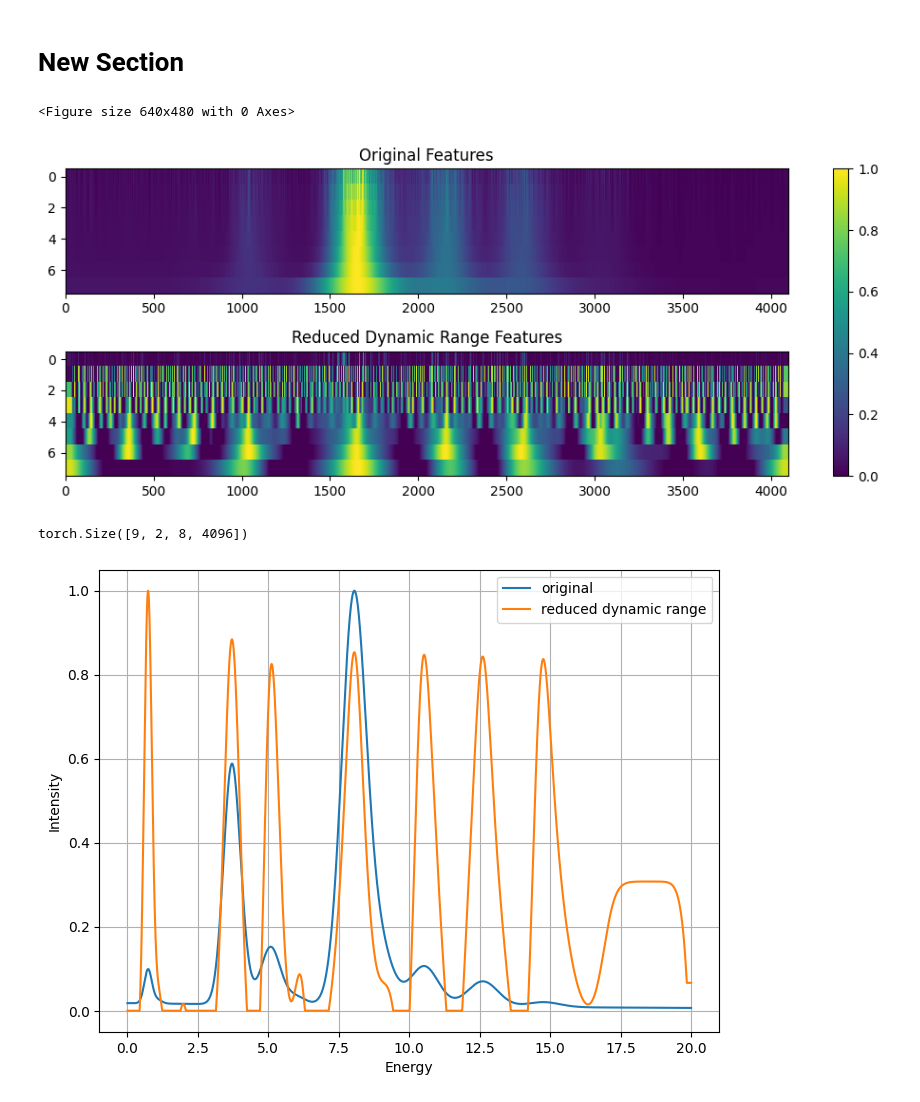
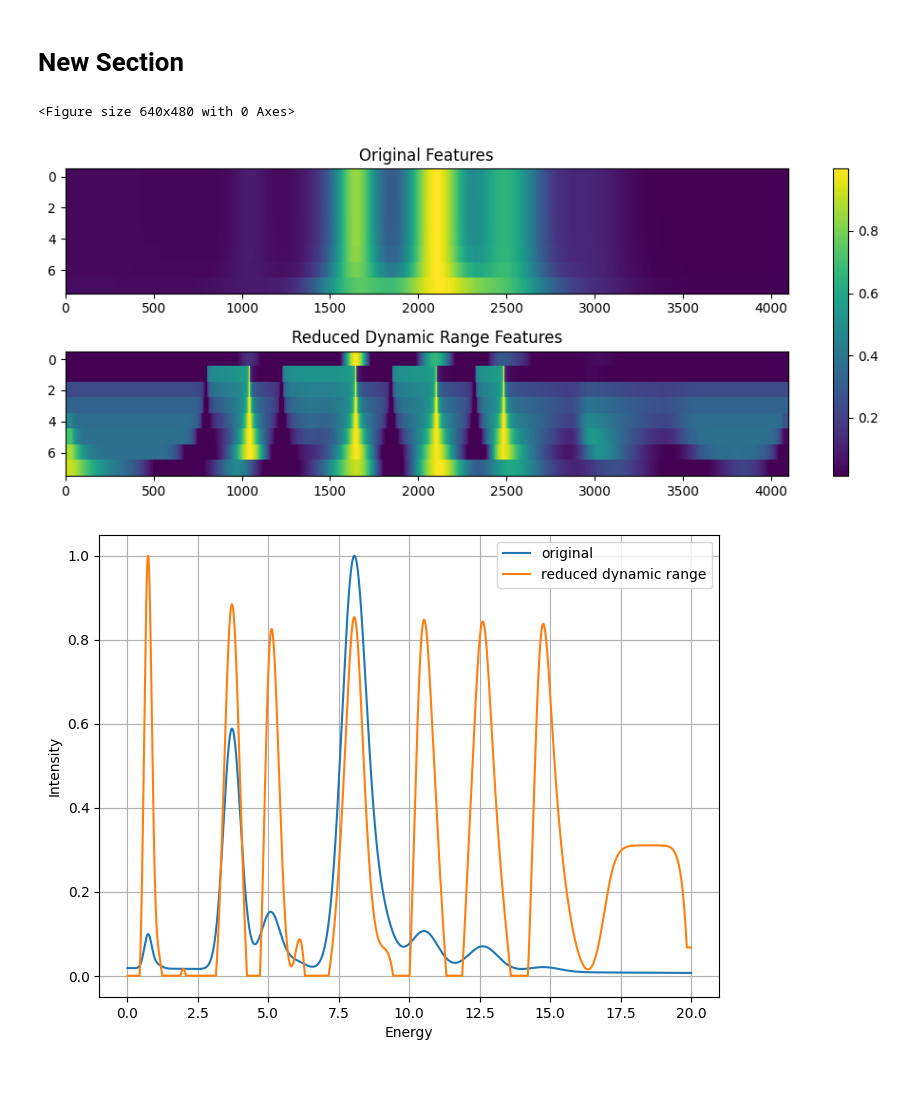
Before and after one commit to erzar0/masters-thesis, a Jupyter notebook: proof_of_concept_dev.ipynb, the cells around one changed output. Cells and saved outputs as stored; diff of their text form; code cells hidden in the pictures.

```diff
--- a/proof_of_concept_dev.ipynb
+++ b/proof_of_concept_dev.ipynb
@@ -449,12 +447,12 @@ class FeatureEnhancmentUtils():
         max_sample = gaussian_filter1d(max_sample, kernel_size, mode="nearest")
         min_sample = gaussian_filter1d(min_sample, kernel_size, mode="nearest")
 
-        result = (sample - min_sample) / (max_sample - min_sample + 10e-7)
+        result = (sample - min_sample) / (max_sample - min_sample + 10e-10)
 
         result[result < 0] = 0
         result[:32] = result[32]
         result[-32:] = result[-32]
-        result = (result - np.min(result)) / (np.max(result) - np.min(result))
+        result = (result - np.min(result)) / (np.max(result) - np.min(result) + 10e-10)
         return result.reshape(previous_shape)
 
     @staticmethod
@@ -480,68 +478,64 @@ class FeatureEnhancmentUtils():
         return result / np.max(result)
 
     @staticmethod
-    def process_spectrum(spectrum, kernel_sizes):
+    def process_spectrum(spectrum, kernel_sizes, use_mcmc=False):
         num_kernels = len(kernel_sizes)
 
-        mcmc_sample = FeatureEnhancmentUtils.metropolis_hasting_mcmc(spectrum, steps=randint(5000, 30000))
+        if use_mcmc:
+            spectrum = FeatureEnhancmentUtils.metropolis_hasting_mcmc(spectrum, steps=randint(5000, 30000))
 
-        smoothened_spectra = np.empty((num_kernels, mcmc_sample.shape[0]))
-        reduced_dynamic_range_spectra = np.empty((num_kernels, mcmc_sample.shape[0]))
+        smoothened_spectra = np.empty((num_kernels, spectrum.shape[0]))
+        reduced_dynamic_range_spectra = np.empty((num_kernels, spectrum.shape[0]))
 
         for j, kernel_size in enumerate(kernel_sizes):
-            smoothened = gaussian_filter1d(mcmc_sample, kernel_size)
+            smoothened = gaussian_filter1d(spectrum, kernel_size)
             reduced_dynamic_range = FeatureEnhancmentUtils.reduced_dynamic_range(smoothened, kernel_size)
 
-            smoothened_spectra[j] = smoothened / np.max(smoothened)
-            reduced_dynamic_range_spectra[j] = reduced_dynamic_range / np.max(reduced_dynamic_range)
+            smoothened_spectra[j] = smoothened / (np.max(smoothened) + 10e-10)
+            reduced_dynamic_range_spectra[j] = reduced_dynamic_range / (np.max(reduced_dynamic_range) + 10e-10)
 
         return np.stack([smoothened_spectra, reduced_dynamic_range_spectra], axis=0)
 
     @staticmethod
-    def enhanced_features(X):
+    def enhanced_features(X, use_mcmc=False):
         kernel_sizes = [2**i for i in range(8)]
         num_channels = 2
 
         result = np.zeros((X.shape[0], num_channels, len(kernel_sizes), X.shape[1]))
 
         with ProcessPoolExecutor() as executor:
-            futures = {executor.submit(FeatureEnhancmentUtils.process_spectrum, spectrum, kernel_sizes): i for i, spectrum in enumerate(X)}
+            futures = {executor.submit(FeatureEnhancmentUtils.process_spectrum, spectrum, kernel_sizes, use_mcmc): i for i, spectrum in enumerate(X)}
 
             for future in tqdm(as_completed(futures), desc="enhancing data features", total=len(X)):
                 i = futures[future]
                 result[i] = future.result()
 
         return result
 
 X, y = TrainDataGenerator.generate_artificial_data(samples=10, max_elements_per_sample=2, use_max=True, mu_max_err=0.0, mu_max_err_global=0.0, sigma_max_err=0.0, use_percentages=False, cache_element_samples=True)
 X = FeatureEnhancmentUtils.enhanced_features(X)
 X_train, X_valid, y_train, y_valid= train_test_split(X, y, train_size=0.9, shuffle=True)
 
 DEVICE = "cuda" if torch.cuda.is_available() else "cpu"
 BATCH_SIZE = 16
 train_loader = EvaluationUtils.create_dataloader(X_train, y_train, DEVICE, batch_size=BATCH_SIZE, shuffle=True)
 valid_loader = EvaluationUtils.create_dataloader(X_valid, y_valid, DEVICE, batch_size=BATCH_SIZE, shuffle=True)
 
 plt.figure(2)
 fig, ax = plt.subplots(2, 1, figsize=(10, 4))
 
 im = ax[0].imshow(X[0, 0], label="original", aspect="auto", interpolation="None")
 ax[0].set_title('Original Features')
 
 ax[1].imshow(X[0, 1], label="original", aspect="auto", interpolation="None")
 ax[1].set_title('Reduced Dynamic Range Features')
 
 plt.tight_layout()
 plt.colorbar(im, ax=ax)
 plt.savefig("spectra_heatmaps.svg")
 # %% [output]
 <Figure size 640x480 with 0 Axes>
-[figure, old version]
+[figure, new version]
-# %%
-for x_batch, y_batch in train_loader:
-    print(x_batch.shape)
-# %% [output]
-torch.Size([9, 2, 8, 4096])
 # %%
 
 energy_range = np.linspace(TrainDataGenerator.MIN_ENERGY, TrainDataGenerator.MAX_ENERGY, TrainDataGenerator.CHANNELS_COUNT)
```
Also changed, not shown: parts of 10 cells of this notebook.
